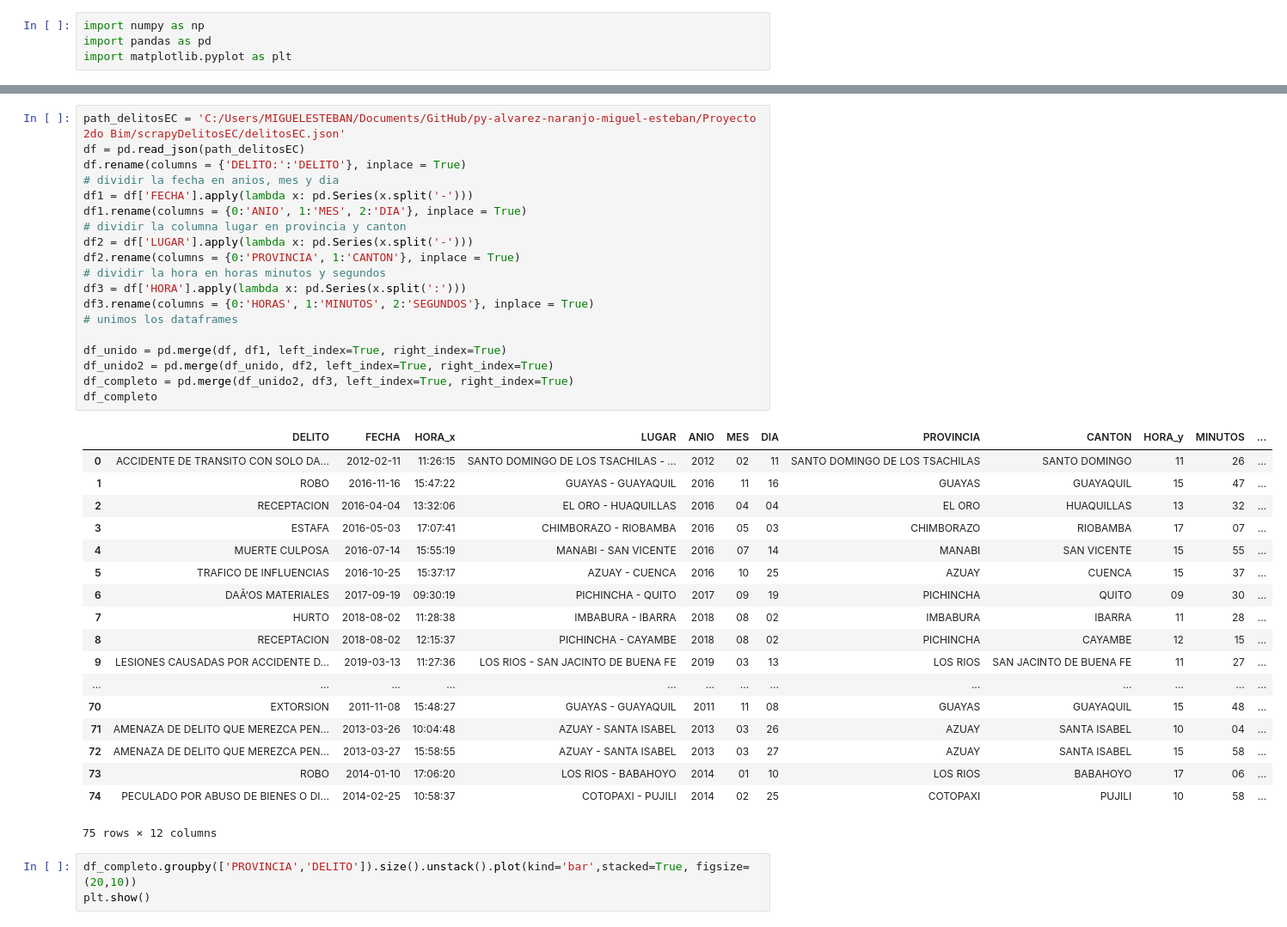
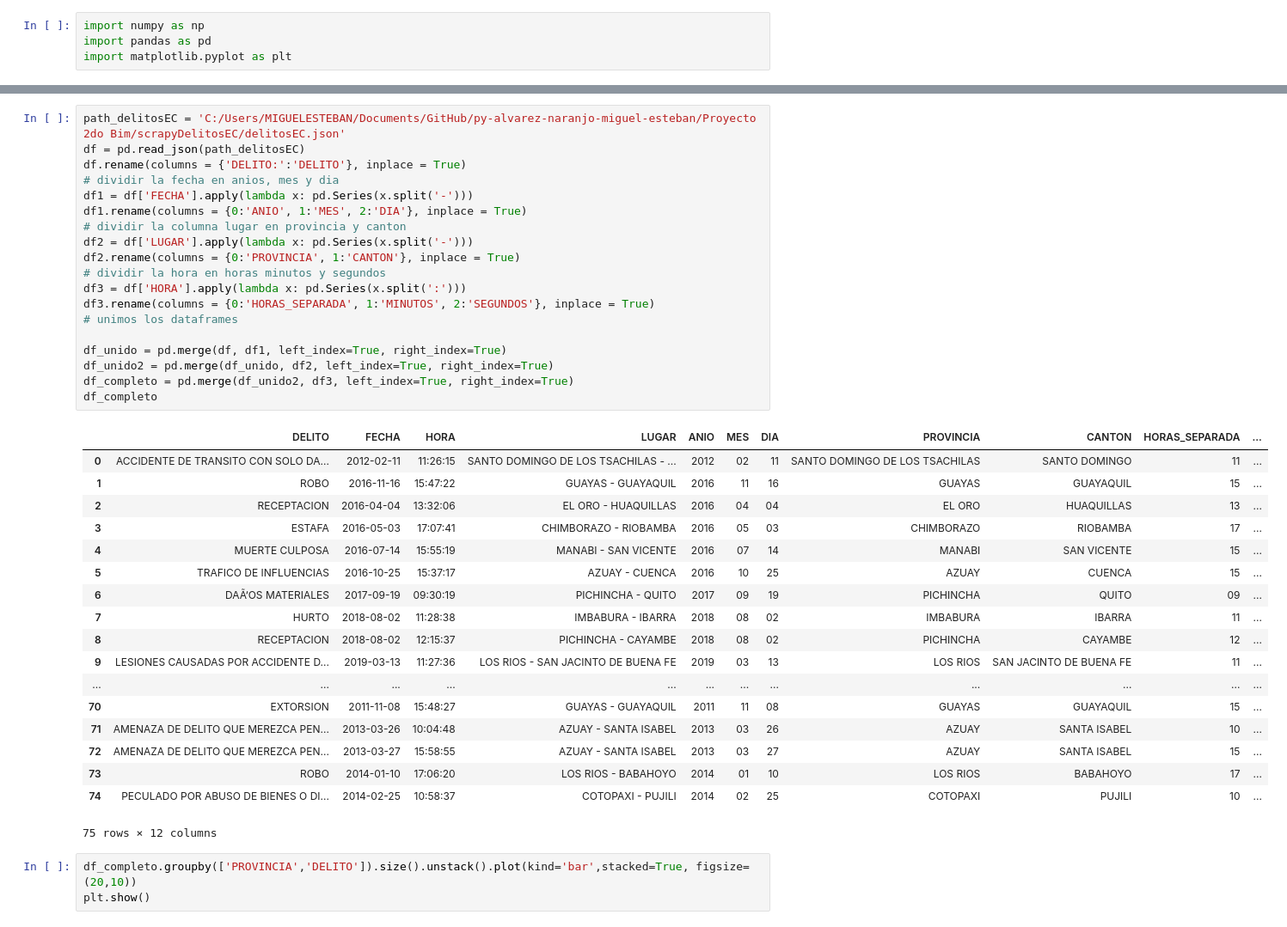
Before and after one commit to 2019-a-gr1-python/py-alvarez-naranjo-miguel-esteban, a Jupyter notebook: Proyecto 2do Bim/scrapyDelitosEC/Proyecto2Bim-DelitosEC.ipynb, the cells around one changed output, grey strips where cells are left out. Shown: that part at 86% size. Drawn from its saved outputs; the diff is of its cells as text.

```diff
--- a/Proyecto 2do Bim/scrapyDelitosEC/Proyecto2Bim-DelitosEC.ipynb
+++ b/Proyecto 2do Bim/scrapyDelitosEC/Proyecto2Bim-DelitosEC.ipynb
@@ -22,40 +22,40 @@ import matplotlib.pyplot as plt
 # %%
 path_delitosEC = 'C:/Users/MIGUELESTEBAN/Documents/GitHub/py-alvarez-naranjo-miguel-esteban/Proyecto 2do Bim/scrapyDelitosEC/delitosEC.json'
 df = pd.read_json(path_delitosEC)
 df.rename(columns = {'DELITO:':'DELITO'}, inplace = True)
 # dividir la fecha en anios, mes y dia
 df1 = df['FECHA'].apply(lambda x: pd.Series(x.split('-')))
 df1.rename(columns = {0:'ANIO', 1:'MES', 2:'DIA'}, inplace = True)
 # dividir la columna lugar en provincia y canton
 df2 = df['LUGAR'].apply(lambda x: pd.Series(x.split('-')))
 df2.rename(columns = {0:'PROVINCIA', 1:'CANTON'}, inplace = True)
 # dividir la hora en horas minutos y segundos
 df3 = df['HORA'].apply(lambda x: pd.Series(x.split(':')))
-df3.rename(columns = {0:'HORAS', 1:'MINUTOS', 2:'SEGUNDOS'}, inplace = True)
+df3.rename(columns = {0:'HORAS_SEPARADA', 1:'MINUTOS', 2:'SEGUNDOS'}, inplace = True)
 # unimos los dataframes
 
 df_unido = pd.merge(df, df1, left_index=True, right_index=True)
 df_unido2 = pd.merge(df_unido, df2, left_index=True, right_index=True)
 df_completo = pd.merge(df_unido2, df3, left_index=True, right_index=True)
 df_completo
 # %% [output]
-|  | DELITO | FECHA | HORA_x | LUGAR | ANIO | MES | DIA | PROVINCIA | CANTON | HORA_y | MINUTOS | ... |
-| 0 | ACCIDENTE DE TRANSITO CON SOLO DA... | 2012-02-11 | 11:26:15 | SANTO DOMINGO DE LOS TSACHILAS - ... | 2012 | 02 | 11 | SANTO DOMINGO DE LOS TSACHILAS | SANTO DOMINGO | 11 | 26 | ... |
-| 1 | ROBO | 2016-11-16 | 15:47:22 | GUAYAS - GUAYAQUIL | 2016 | 11 | 16 | GUAYAS | GUAYAQUIL | 15 | 47 | ... |
-| 2 | RECEPTACION | 2016-04-04 | 13:32:06 | EL ORO - HUAQUILLAS | 2016 | 04 | 04 | EL ORO | HUAQUILLAS | 13 | 32 | ... |
-| 3 | ESTAFA | 2016-05-03 | 17:07:41 | CHIMBORAZO - RIOBAMBA | 2016 | 05 | 03 | CHIMBORAZO | RIOBAMBA | 17 | 07 | ... |
-| 4 | MUERTE CULPOSA | 2016-07-14 | 15:55:19 | MANABI - SAN VICENTE | 2016 | 07 | 14 | MANABI | SAN VICENTE | 15 | 55 | ... |
-| 5 | TRAFICO DE INFLUENCIAS | 2016-10-25 | 15:37:17 | AZUAY - CUENCA | 2016 | 10 | 25 | AZUAY | CUENCA | 15 | 37 | ... |
-| 6 | DAÃ‘OS MATERIALES | 2017-09-19 | 09:30:19 | PICHINCHA - QUITO | 2017 | 09 | 19 | PICHINCHA | QUITO | 09 | 30 | ... |
-| 7 | HURTO | 2018-08-02 | 11:28:38 | IMBABURA - IBARRA | 2018 | 08 | 02 | IMBABURA | IBARRA | 11 | 28 | ... |
-| 8 | RECEPTACION | 2018-08-02 | 12:15:37 | PICHINCHA - CAYAMBE | 2018 | 08 | 02 | PICHINCHA | CAYAMBE | 12 | 15 | ... |
-| 9 | LESIONES CAUSADAS POR ACCIDENTE D... | 2019-03-13 | 11:27:36 | LOS RIOS - SAN JACINTO DE BUENA FE | 2019 | 03 | 13 | LOS RIOS | SAN JACINTO DE BUENA FE | 11 | 27 | ... |
-| ... | ... | ... | ... | ... | ... | ... | ... | ... | ... | ... | ... | ... |
-| 70 | EXTORSION | 2011-11-08 | 15:48:27 | GUAYAS - GUAYAQUIL | 2011 | 11 | 08 | GUAYAS | GUAYAQUIL | 15 | 48 | ... |
-| 71 | AMENAZA DE DELITO QUE MEREZCA PEN... | 2013-03-26 | 10:04:48 | AZUAY - SANTA ISABEL | 2013 | 03 | 26 | AZUAY | SANTA ISABEL | 10 | 04 | ... |
-| 72 | AMENAZA DE DELITO QUE MEREZCA PEN... | 2013-03-27 | 15:58:55 | AZUAY - SANTA ISABEL | 2013 | 03 | 27 | AZUAY | SANTA ISABEL | 15 | 58 | ... |
-| 73 | ROBO | 2014-01-10 | 17:06:20 | LOS RIOS - BABAHOYO | 2014 | 01 | 10 | LOS RIOS | BABAHOYO | 17 | 06 | ... |
-| 74 | PECULADO POR ABUSO DE BIENES O DI... | 2014-02-25 | 10:58:37 | COTOPAXI - PUJILI | 2014 | 02 | 25 | COTOPAXI | PUJILI | 10 | 58 | ... |
+|  | DELITO | FECHA | HORA | LUGAR | ANIO | MES | DIA | PROVINCIA | CANTON | HORAS_SEPARADA | ... |
+| 0 | ACCIDENTE DE TRANSITO CON SOLO DA... | 2012-02-11 | 11:26:15 | SANTO DOMINGO DE LOS TSACHILAS - ... | 2012 | 02 | 11 | SANTO DOMINGO DE LOS TSACHILAS | SANTO DOMINGO | 11 | ... |
+| 1 | ROBO | 2016-11-16 | 15:47:22 | GUAYAS - GUAYAQUIL | 2016 | 11 | 16 | GUAYAS | GUAYAQUIL | 15 | ... |
+| 2 | RECEPTACION | 2016-04-04 | 13:32:06 | EL ORO - HUAQUILLAS | 2016 | 04 | 04 | EL ORO | HUAQUILLAS | 13 | ... |
+| 3 | ESTAFA | 2016-05-03 | 17:07:41 | CHIMBORAZO - RIOBAMBA | 2016 | 05 | 03 | CHIMBORAZO | RIOBAMBA | 17 | ... |
+| 4 | MUERTE CULPOSA | 2016-07-14 | 15:55:19 | MANABI - SAN VICENTE | 2016 | 07 | 14 | MANABI | SAN VICENTE | 15 | ... |
+| 5 | TRAFICO DE INFLUENCIAS | 2016-10-25 | 15:37:17 | AZUAY - CUENCA | 2016 | 10 | 25 | AZUAY | CUENCA | 15 | ... |
+| 6 | DAÃ‘OS MATERIALES | 2017-09-19 | 09:30:19 | PICHINCHA - QUITO | 2017 | 09 | 19 | PICHINCHA | QUITO | 09 | ... |
+| 7 | HURTO | 2018-08-02 | 11:28:38 | IMBABURA - IBARRA | 2018 | 08 | 02 | IMBABURA | IBARRA | 11 | ... |
+| 8 | RECEPTACION | 2018-08-02 | 12:15:37 | PICHINCHA - CAYAMBE | 2018 | 08 | 02 | PICHINCHA | CAYAMBE | 12 | ... |
+| 9 | LESIONES CAUSADAS POR ACCIDENTE D... | 2019-03-13 | 11:27:36 | LOS RIOS - SAN JACINTO DE BUENA FE | 2019 | 03 | 13 | LOS RIOS | SAN JACINTO DE BUENA FE | 11 | ... |
+| ... | ... | ... | ... | ... | ... | ... | ... | ... | ... | ... | ... |
+| 70 | EXTORSION | 2011-11-08 | 15:48:27 | GUAYAS - GUAYAQUIL | 2011 | 11 | 08 | GUAYAS | GUAYAQUIL | 15 | ... |
+| 71 | AMENAZA DE DELITO QUE MEREZCA PEN... | 2013-03-26 | 10:04:48 | AZUAY - SANTA ISABEL | 2013 | 03 | 26 | AZUAY | SANTA ISABEL | 10 | ... |
+| 72 | AMENAZA DE DELITO QUE MEREZCA PEN... | 2013-03-27 | 15:58:55 | AZUAY - SANTA ISABEL | 2013 | 03 | 27 | AZUAY | SANTA ISABEL | 15 | ... |
+| 73 | ROBO | 2014-01-10 | 17:06:20 | LOS RIOS - BABAHOYO | 2014 | 01 | 10 | LOS RIOS | BABAHOYO | 17 | ... |
+| 74 | PECULADO POR ABUSO DE BIENES O DI... | 2014-02-25 | 10:58:37 | COTOPAXI - PUJILI | 2014 | 02 | 25 | COTOPAXI | PUJILI | 10 | ... |
 75 rows × 12 columns
 # %%
 df_completo.groupby(['PROVINCIA','DELITO']).size().unstack().plot(kind='bar',stacked=True, figsize=(20,10))
```
Also changed, not shown: parts of 3 cells of this notebook.
